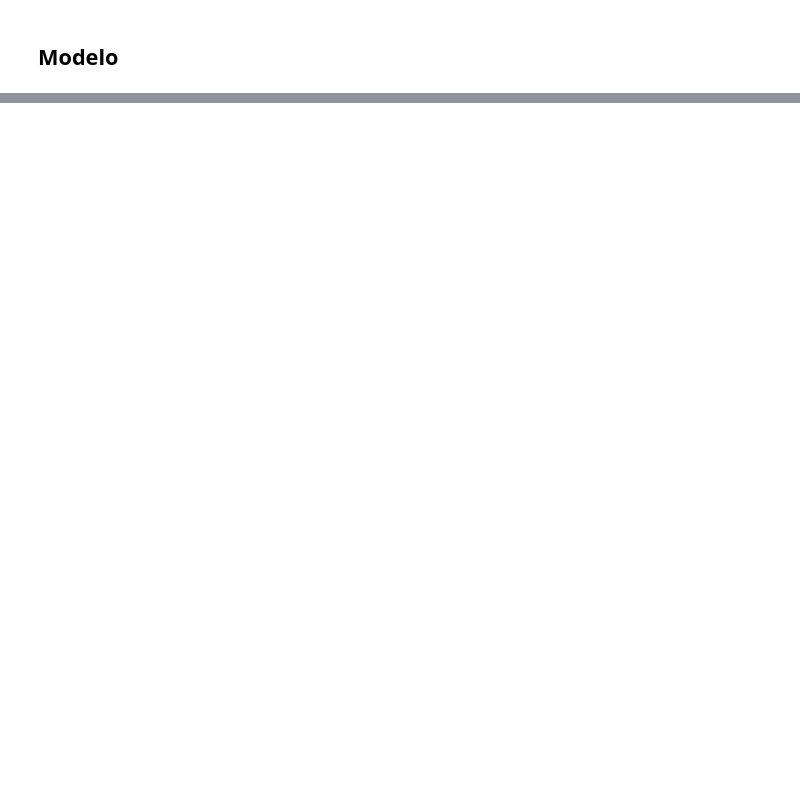
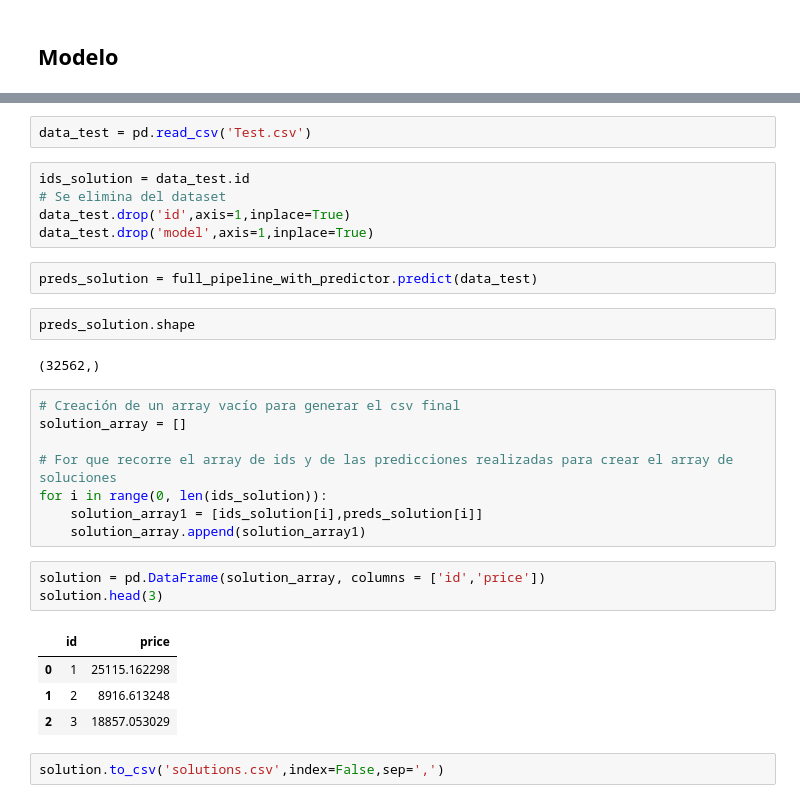
Before and after one commit to mp4402/pythonPrograms, a Jupyter notebook: machineLearningModels2023/proyecto2/proyecto.ipynb, the cells around one changed output, grey strips where cells are left out. Drawn from its saved outputs; the diff is of its cells as text; blank space fills up the shorter version.

Commit message:
Avance en proyecto
Avance en el segundo proyecto del curso de Machine Learning Models

```diff
--- a/machineLearningModels2023/proyecto2/proyecto.ipynb
+++ b/machineLearningModels2023/proyecto2/proyecto.ipynb
@@ -204,0 +239,31 @@ final_mse
+# %%
+data_test = pd.read_csv('Test.csv')
+# %%
+ids_solution = data_test.id
+# Se elimina del dataset
+data_test.drop('id',axis=1,inplace=True)
+data_test.drop('model',axis=1,inplace=True)
+# %%
+preds_solution = full_pipeline_with_predictor.predict(data_test)
+# %%
+preds_solution.shape
+# %% [output]
+(32562,)
+# %%
+# Creación de un array vacío para generar el csv final
+solution_array = []
+
+# For que recorre el array de ids y de las predicciones realizadas para crear el array de soluciones
+for i in range(0, len(ids_solution)):
+    solution_array1 = [ids_solution[i],preds_solution[i]]
+    solution_array.append(solution_array1)
+# %%
+solution = pd.DataFrame(solution_array, columns = ['id','price'])
+solution.head(3)
+# %% [output]
+|  | id | price |
+| 0 | 1 | 25115.162298 |
+| 1 | 2 | 8916.613248 |
+| 2 | 3 | 18857.053029 |
+# %%
+solution.to_csv('solutions.csv',index=False,sep=',')
```
Also changed, not shown: parts of 12 cells of this notebook, 1 other file.
